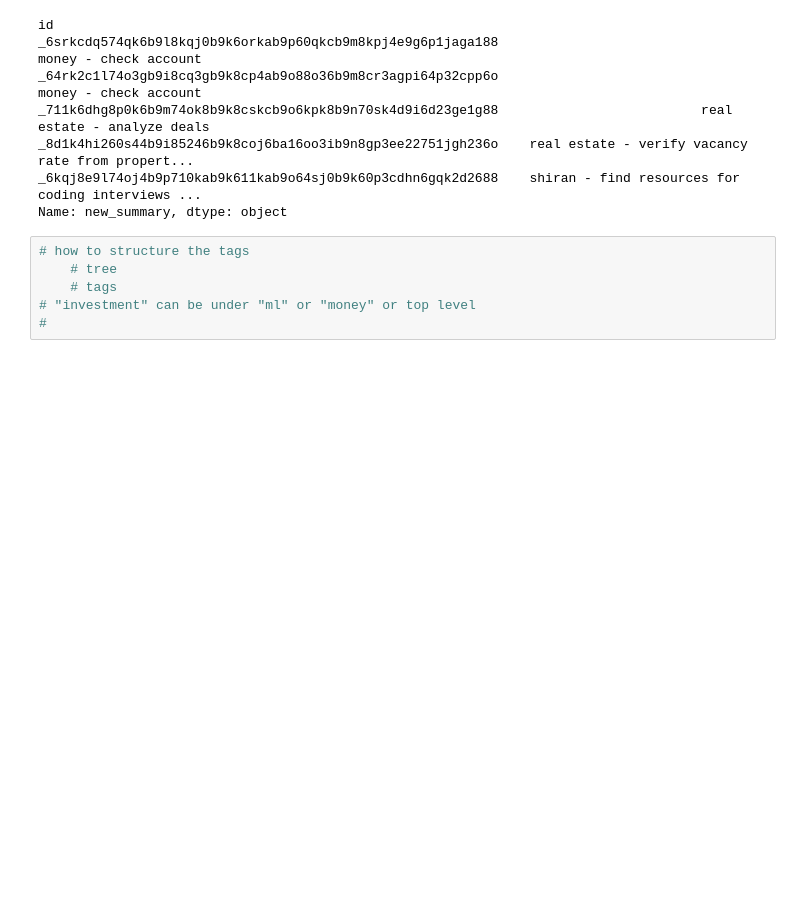
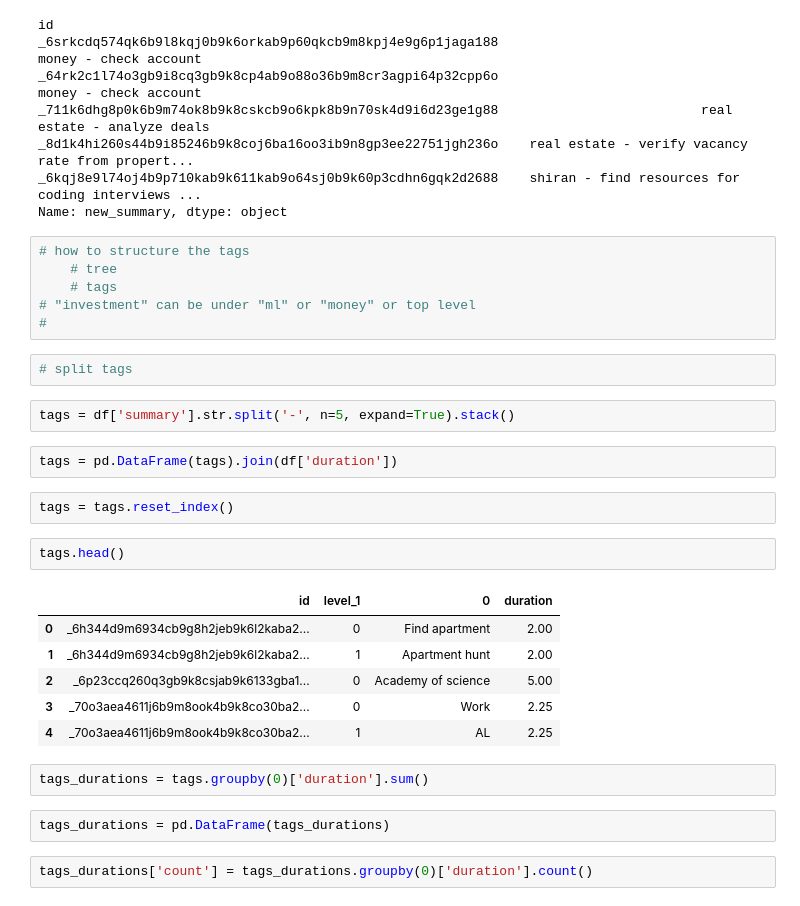
Before and after one commit to jvalansi/notebooks, a Jupyter notebook: calendar_analysis.ipynb, the cells around one changed output. Saved outputs shown, nothing was run; the diff lists cells and outputs as text; blank space fills up the shorter version.

```diff
--- a/calendar_analysis.ipynb
+++ b/calendar_analysis.ipynb
@@ -445,3 +445,26 @@ Name: new_summary, dtype: object
     # tags
 # "investment" can be under "ml" or "money" or top level
 #
+# %%
+# split tags
+# %%
+tags = df['summary'].str.split('-', n=5, expand=True).stack()
+# %%
+tags = pd.DataFrame(tags).join(df['duration'])
+# %%
+tags = tags.reset_index()
+# %%
+tags.head()
+# %% [output]
+|  | id | level_1 | 0 | duration |
+| 0 | _6h344d9m6934cb9g8h2jeb9k6l2kaba2... | 0 | Find apartment | 2.00 |
+| 1 | _6h344d9m6934cb9g8h2jeb9k6l2kaba2... | 1 | Apartment hunt | 2.00 |
+| 2 | _6p23ccq260q3gb9k8csjab9k6133gba1... | 0 | Academy of science | 5.00 |
+| 3 | _70o3aea4611j6b9m8ook4b9k8co30ba2... | 0 | Work | 2.25 |
+| 4 | _70o3aea4611j6b9m8ook4b9k8co30ba2... | 1 | AL | 2.25 |
+# %%
+tags_durations = tags.groupby(0)['duration'].sum()
+# %%
+tags_durations = pd.DataFrame(tags_durations)
+# %%
+tags_durations['count'] = tags_durations.groupby(0)['duration'].count()
```
Also changed, not shown: parts of 4 cells of this notebook.
